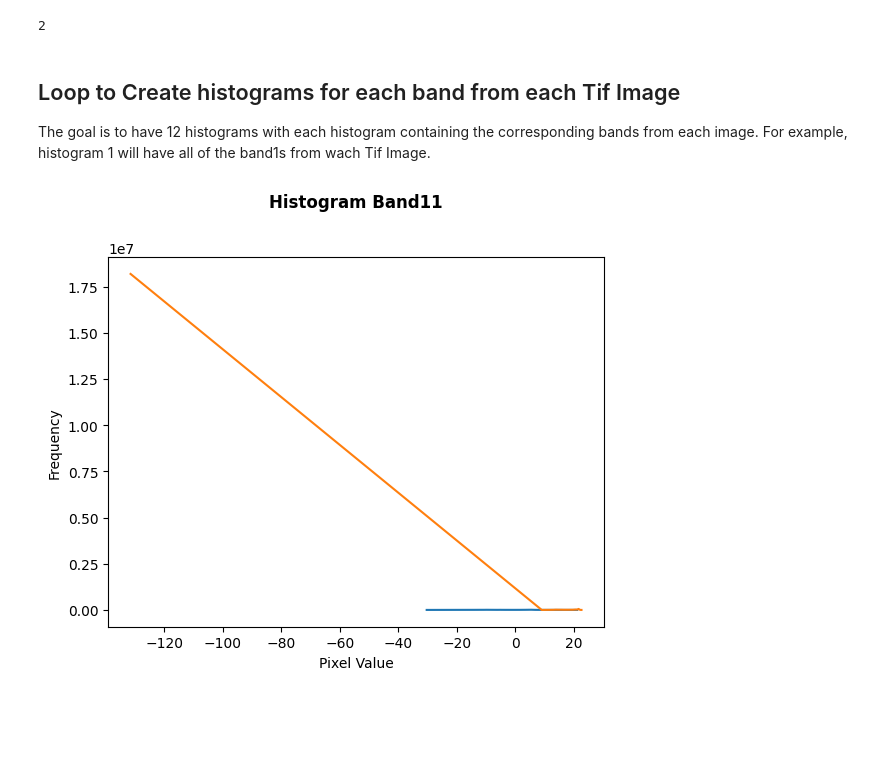
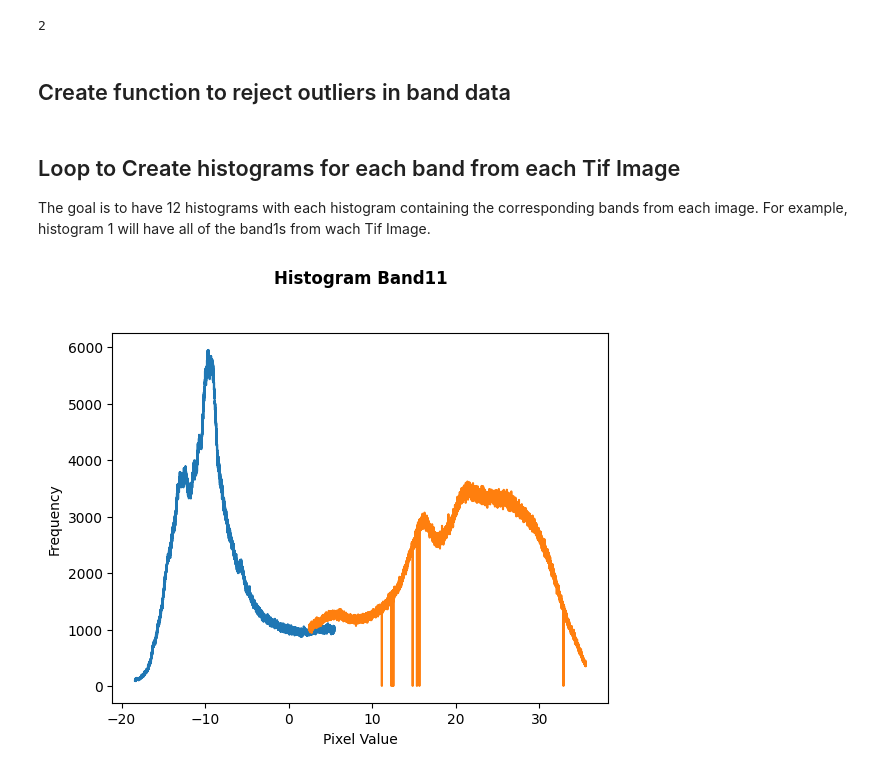
Before and after one commit to rxramir/Landsat-8, a Jupyter notebook: Landsat Histogram for Multiple Images.ipynb, the cells around one changed output. Cells and saved outputs as stored; diff of their text form; code cells hidden in the pictures; blank space fills up the shorter version.

```diff
--- a/Landsat Histogram for Multiple Images.ipynb
+++ b/Landsat Histogram for Multiple Images.ipynb
@@ -17,35 +17,58 @@ Read in the Landsat images and find the number of images loaded
 # %%
 # Input the file paths
 filepath = [r"C:\Users\rramirez.HBG-S1258\OneDrive - Science Systems and Applications, Inc\Documents\September\LC08_L1TP_052014_20180727_20180731_01_T1\LC08_L1TP_052014_20180727_20180731_01_T1.TIF",
-            r"C:\Users\rramirez.HBG-S1258\OneDrive - Science Systems and Applications, Inc\Documents\May\LC08_L1GT_213063_20180719_20180731_01_T2\LC08_L1GT_213063_20180719_20180731_01_T2.TIF",
+            r"C:\Users\rramirez.HBG-S1258\OneDrive - Science Systems and Applications, Inc\Documents\LC08_L1TP_002071_20181017_20181030_01_T1 (1).TIF",
             #r"C:\Users\19282\OneDrive\Documents\SSAI\Landsat\LC08_L1TP_001088_20180924_20180929_01_T1.TIF"
            ]
 
 l = len(filepath)
-print(l)
 # %% [output]
 2
+# %% [markdown]
+## Create function to reject outliers in band data
+# %%
+def reject_outliers(data, m = 2.):
+    d = np.abs(data - np.median(data))
+    mdev = np.median(d)
+    s = d/mdev if mdev else 0.
+    return data[s<m]
 # %% [markdown]
 ## Loop to Create histograms for each band from each Tif Image
 The goal is to have 12 histograms with each histogram containing the corresponding bands from each image. For example, histogram 1 will have all of the band1s from wach Tif Image.
 # %%
 # Creating a loop over the 11 bands from Landsat
 for j in range(1,12):
     plt.close()
+    # Open the plot
     plt.xlabel('Pixel Value')
     plt.ylabel('Frequency')
-
     title = 'Histogram Band' + str(j)
     plt.title(title + '\n\n', fontweight ="bold")
+    # Creating a loop to add corresponding bands to the histogram plot
     for i in filepath:
+        # Open the raster data and create an array for the landmask
         raster = gdal.Open(i)
+        landmask = raster.GetRasterBand(raster.RasterCount)
+        landmask = landmask.ReadAsArray()
+        landmask = landmask.flatten()
+        # Open the raster data and create an array for the composited satelite image
         band = raster.GetRasterBand(j)
         temp_band = band.ReadAsArray()
-        band = temp_band
+        band = temp_band.flatten()
+        # Remove the pixels corresponding to land values
+        band = band[landmask<=0]
+        # Remove any pixels that might distort results: background pixels, outliers, NaN
+        band = np.delete(band, np.where(band <= np.min(band)))
+        band = np.delete(band, np.where(band >= (np.max(band) - 5)))
+        band = np.delete(band, np.isnan(band))
+        band = reject_outliers(band)
+        # Find the frequency of pixels values
         x, y = np.unique(band, return_counts=True)
         x_round = np.round_(x, decimals=3)
+        # Create the histogram plot
         plt.plot(x_round,y)
+        # Clean memory
         raster = None
     plt.savefig(title)
 # %% [output]
-[figure, old version]
+[figure, new version]
```
